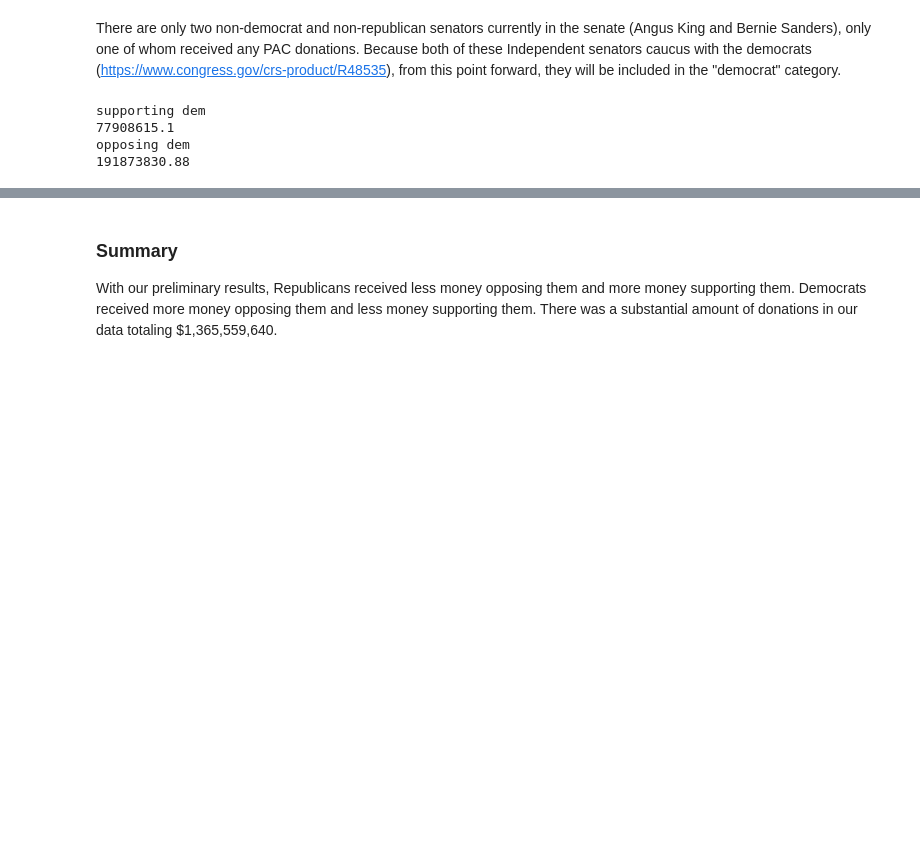
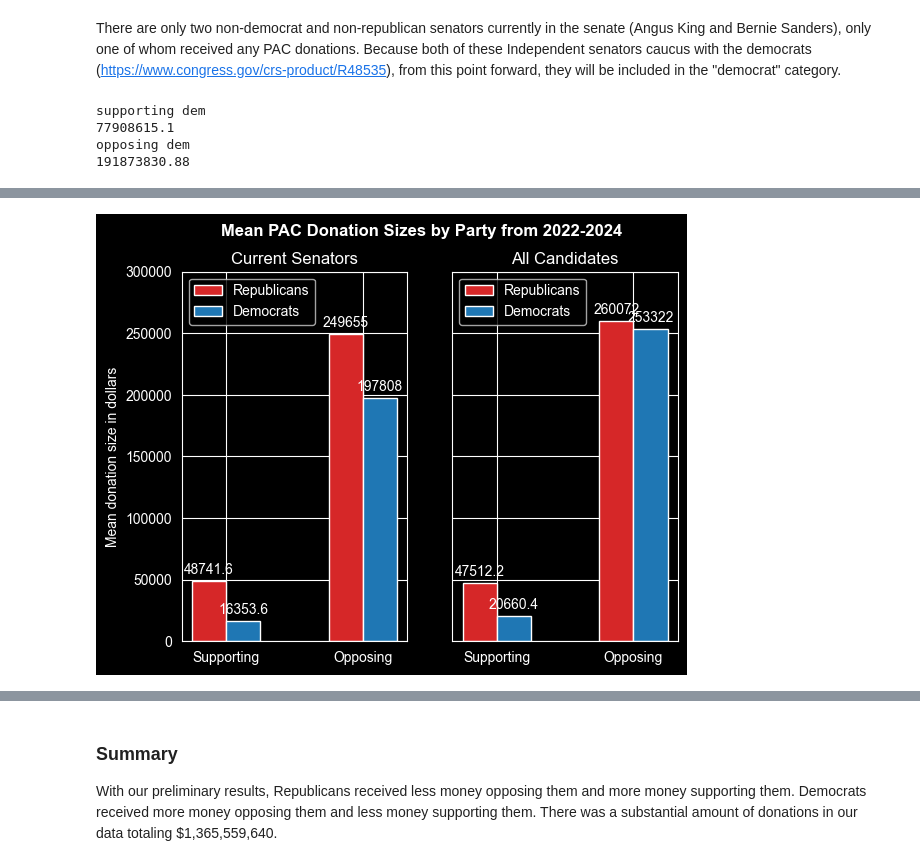
Before and after one commit to magicdracon/Data-Science-Final-Project, a Jupyter notebook: main.ipynb, the cells around one changed output, grey strips where cells are left out. Drawn from its saved outputs; the diff is of its cells as text; code cells hidden in the pictures; blank space fills up the shorter version.

```diff
--- a/main.ipynb
+++ b/main.ipynb
@@ -1255,0 +1270,76 @@ opposing dem
+# %%
+mean_size_supp_rep = total_amount_supporting_rep / donations_supporting_rep
+mean_size_supp_dem = total_amount_supporting_dem / donations_supporting_dem
+mean_size_opp_rep = total_amount_opposing_rep / donations_opposing_rep
+mean_size_opp_dem = total_amount_opposing_dem / donations_opposing_dem
+
+
+# print(mean_size_supp_rep)
+# print(mean_size_supp_dem)
+# print(mean_size_opp_rep)
+# print(mean_size_opp_dem)
+# print()
+
+width = .25
+multiplier = 0
+
+supp_labels = ["Supporting", "Opposing"]
+
+colors = ['tab:red', 'tab:blue']
+
+senator_means = {"Republicans":(mean_size_supp_rep, mean_size_opp_rep), "Democrats":(mean_size_supp_dem, mean_size_opp_dem)}
+
+x = np.arange(len(supp_labels))
+
+fig, axs = plt.subplots(1, 2, sharey=True)
+
+fig.suptitle("Mean PAC Donation Sizes by Party from 2022-2024", fontweight="bold")
+
+for attribute, measurement in senator_means.items():
+    color = colors[multiplier]
+    offset = width * multiplier
+    rects = axs[0].bar(x + offset, measurement, width, label=attribute, color=color)
+    axs[0].bar_label(rects, padding=3)
+    multiplier += 1
+
+axs[0].set_ylabel('Mean donation size in dollars')
+axs[0].set_title('Current Senators')
+axs[0].set_xticks(x + width/2, supp_labels)
+axs[0].legend(loc='upper left', ncols=1)
+axs[0].set_ylim(0, 300000)
+
+supp_mask = republicanExpendituresDataFrame["sup_opp"] == "S"
+opp_mask = republicanExpendituresDataFrame["sup_opp"] == "O"
+all_rep_supp_mean = republicanExpendituresDataFrame[supp_mask]["exp_amo"].sum() / len(republicanExpendituresDataFrame[supp_mask])
+all_rep_opp_mean = republicanExpendituresDataFrame[opp_mask]["exp_amo"].sum() / len(republicanExpendituresDataFrame[opp_mask])
+supp_mask = democratExpendituresDataFrame["sup_opp"] == "S"
+opp_mask = democratExpendituresDataFrame["sup_opp"] == "O"
+all_dem_supp_mean = democratExpendituresDataFrame[supp_mask]["exp_amo"].sum() / len(democratExpendituresDataFrame[supp_mask])
+all_dem_opp_mean = democratExpendituresDataFrame[opp_mask]["exp_amo"].sum() / len(democratExpendituresDataFrame[opp_mask])
+
+all_cand_means = {"Republicans":(all_rep_supp_mean, all_rep_opp_mean), "Democrats":(all_dem_supp_mean, all_dem_opp_mean)}
+
+multiplier = 0
+
+for attribute, measurement in all_cand_means.items():
+    color = colors[multiplier]
+    offset = width * multiplier
+    rects = axs[1].bar(x + offset, measurement, width, label=attribute, color=color)
+    axs[1].bar_label(rects, padding=3)
+    multiplier += 1
+
+# axs[1].set_ylabel('Mean donation size')
+axs[1].set_title('All Candidates')
+axs[1].set_xticks(x + width/2, supp_labels)
+axs[1].legend(loc='upper left', ncols=1)
+# axs[0].set_ylim(0, 30)
+
+
+
+plt.show()
+# print(republicanExpendituresDataFrame["exp_amo"].count())
+# print(republicanExpendituresDataFrame[supp_mask]["exp_amo"].sum())
+# print(len(republicanExpendituresDataFrame[opp_mask]))
+# democratExpendituresDataFrame[opp_mask].head()
+# %% [output]
+[figure, added]
```
Also changed, not shown: parts of 36 cells of this notebook, 1 other file.
